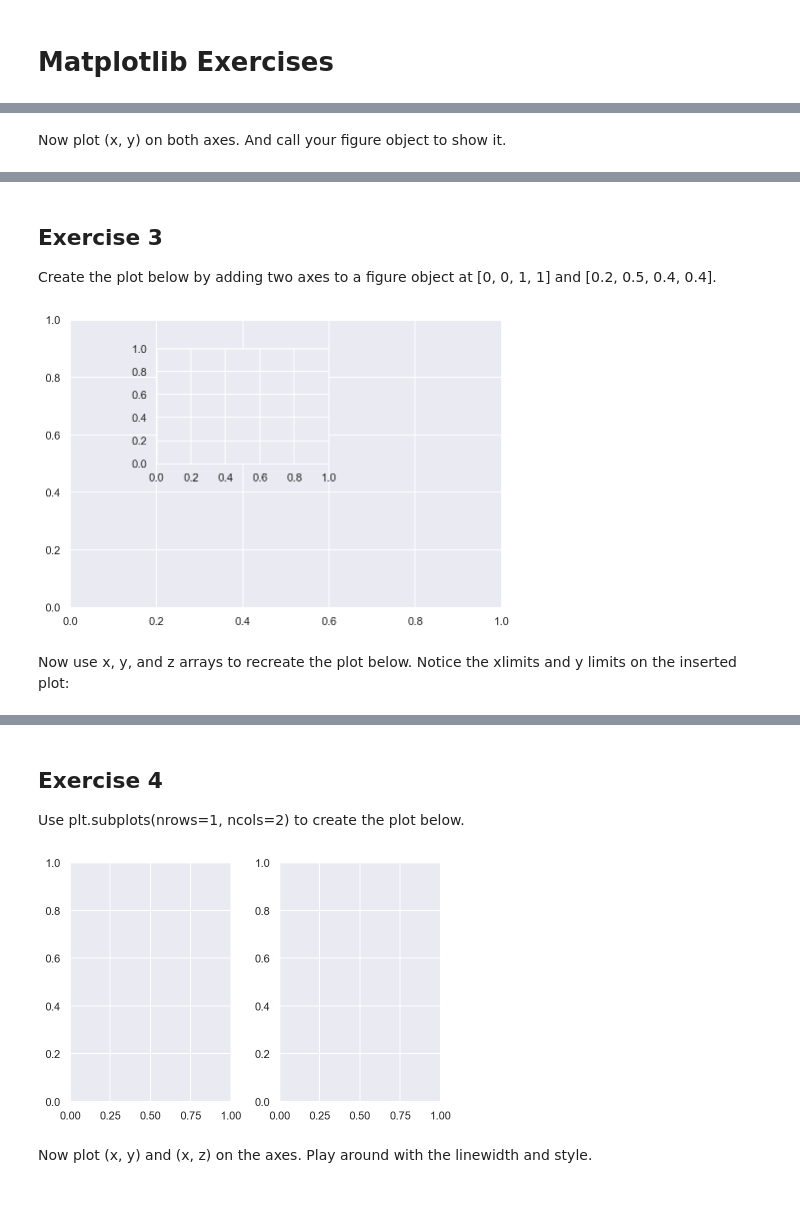
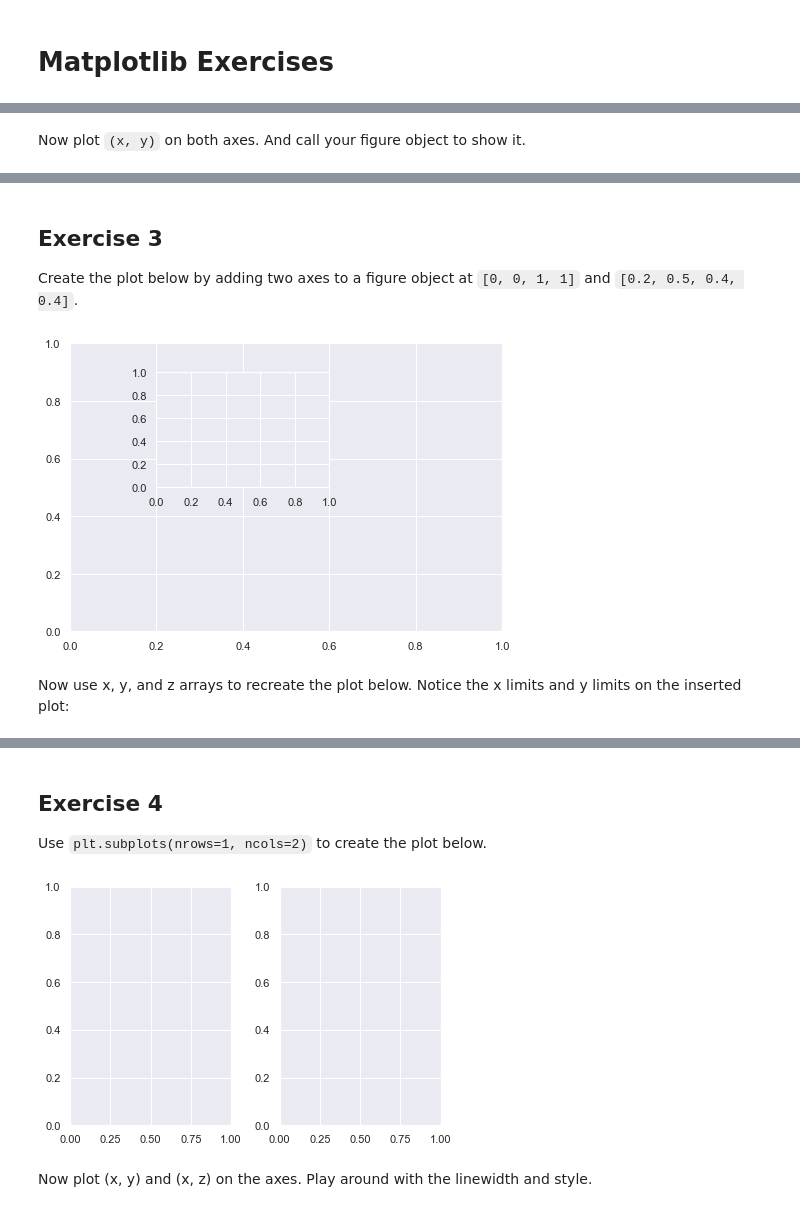
Before and after one commit to karakose77/python-for-data-science-and-machine-learning-exercises-and-projects, a Jupyter notebook: mk001-matplotlib_exercises.ipynb, the cells around one changed output, grey strips where cells are left out. Saved outputs shown, nothing was run; the diff lists cells and outputs as text; code cells hidden in the pictures.

```diff
--- a/mk001-matplotlib_exercises.ipynb
+++ b/mk001-matplotlib_exercises.ipynb
@@ -41,5 +41,5 @@ ax2 = fig.add_axes([0.2, 0.5, 0.2, 0.2])
 # %% [markdown]
-Now plot (x, y) on both axes. And call your figure object to show it.
+Now plot `(x, y)` on both axes. And call your figure object to show it.
 # %%
 fig = plt.figure()
 
@@ -62,15 +58,15 @@ Text(0, 0.5, 'y')
 # %% [markdown]
 ## Exercise 3
 
-Create the plot below by adding two axes to a figure object at [0, 0, 1, 1] and [0.2, 0.5, 0.4, 0.4].
+Create the plot below by adding two axes to a figure object at `[0, 0, 1, 1]` and `[0.2, 0.5, 0.4, 0.4]`.
 # %%
 fig = plt.figure()
-ax1 = fig.add_axes([0,0,1,1])
-ax2 = fig.add_axes([0.2,0.5,.4,.4])
+ax1 = fig.add_axes([0, 0, 1, 1])
+ax2 = fig.add_axes([0.2, 0.5, 0.4, 0.4])
 # %% [output]
-[figure, old version]
+[figure, new version]
 # %% [markdown]
-Now use x, y, and z arrays to recreate the plot below. Notice the xlimits and y limits on the inserted plot:
+Now use x, y, and z arrays to recreate the plot below. Notice the x limits and y limits on the inserted plot:
 # %%
 fig = plt.figure()
 
@@ -96,13 +90,12 @@ ax2.set_ylim([30, 50])
 # %% [markdown]
 ## Exercise 4
 
-Use plt.subplots(nrows=1, ncols=2) to create the plot below.
+Use `plt.subplots(nrows=1, ncols=2)` to create the plot below.
 # %%
-fig, ax = plt.subplots(nrows=1,
-                       ncols=2)
+fig, ax = plt.subplots(nrows=1, ncols=2)
 plt.tight_layout()
 # %% [output]
-[figure, old version]
+[figure, new version]
 # %% [markdown]
 Now plot (x, y) and (x, z) on the axes. Play around with the linewidth and style.
 # %%
```
Also changed, not shown: parts of 8 cells of this notebook.
